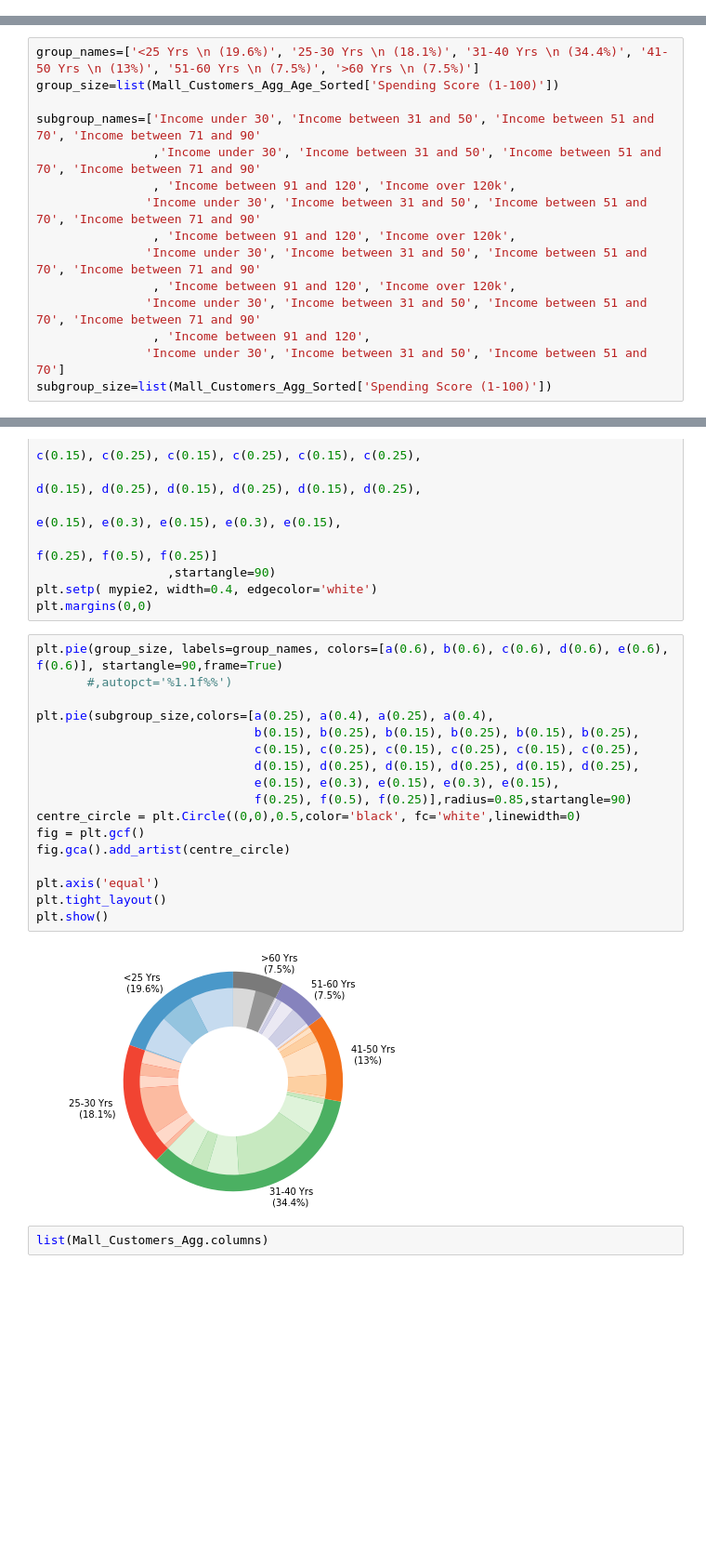
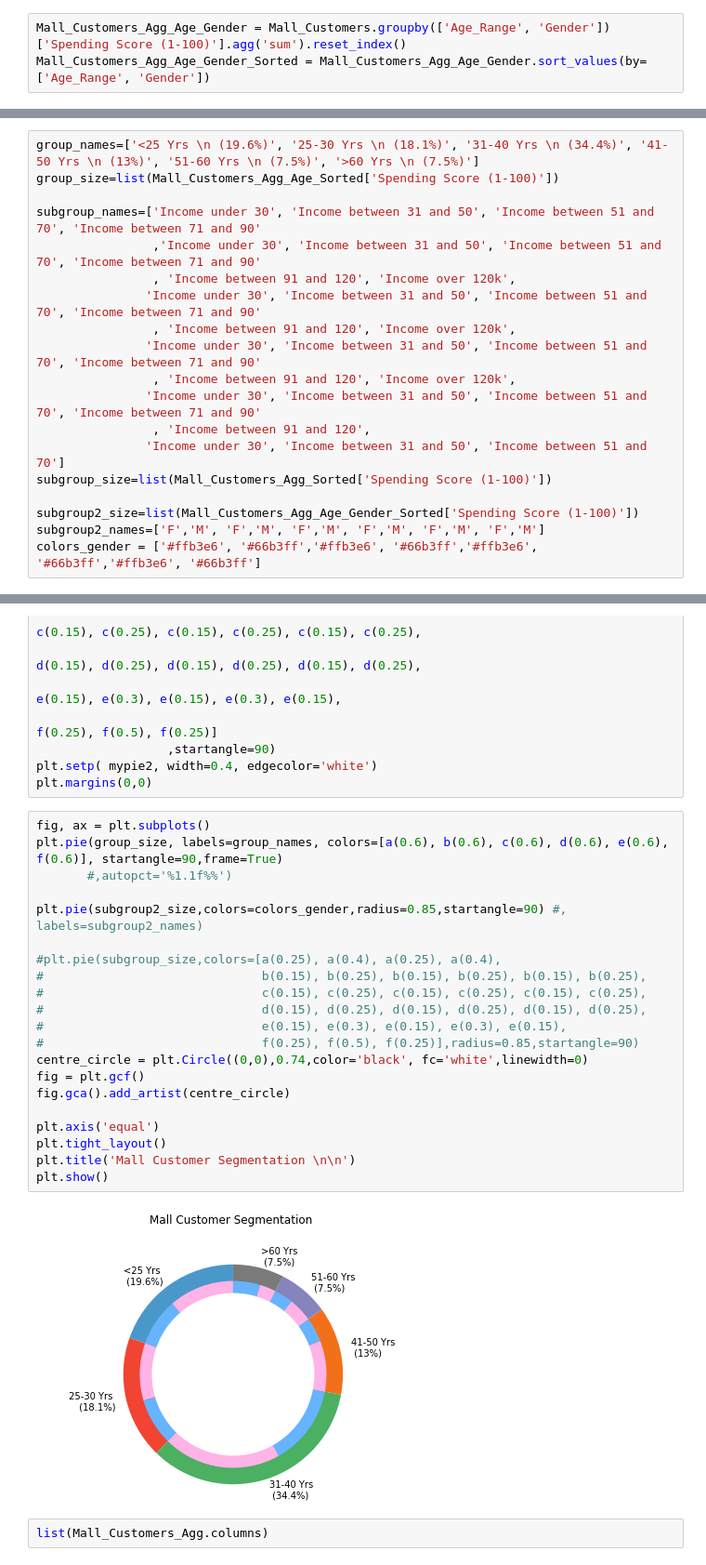
Before and after one commit to Saranyanv/test, a Jupyter notebook: 455_Assignment3.ipynb, the cells around one changed output, grey strips where cells are left out. Shown at 93% size. Saved outputs shown, nothing was run; the diff lists cells and outputs as text; blank space fills up the shorter version.

```diff
--- a/455_Assignment3.ipynb
+++ b/455_Assignment3.ipynb
@@ -99,6 +99,9 @@ Name: Income_Range, dtype: int64
 # %%
 Mall_Customers_Agg = Mall_Customers.groupby(['Age_Range', 'Income_Range'])['Spending Score (1-100)'].agg('sum').reset_index()
 Mall_Customers_Agg_Sorted = Mall_Customers_Agg.sort_values(by=['Age_Range', 'Income_Range'])
+# %%
+Mall_Customers_Agg_Age_Gender = Mall_Customers.groupby(['Age_Range', 'Gender'])['Spending Score (1-100)'].agg('sum').reset_index()
+Mall_Customers_Agg_Age_Gender_Sorted = Mall_Customers_Agg_Age_Gender.sort_values(by=['Age_Range', 'Gender'])
 # %%
 Mall_Customers_Agg_Age = Mall_Customers.groupby(['Age_Range'])['Spending Score (1-100)'].agg('sum').reset_index()
 Mall_Customers_Agg_Age_Sorted = Mall_Customers_Agg_Age.sort_values(by=['Age_Range'])
@@ -137,6 +136,10 @@ subgroup_names=['Income under 30', 'Income between 31 and 50', 'Income between 5
                 , 'Income between 91 and 120',
                'Income under 30', 'Income between 31 and 50', 'Income between 51 and 70']
 subgroup_size=list(Mall_Customers_Agg_Sorted['Spending Score (1-100)'])
+
+subgroup2_size=list(Mall_Customers_Agg_Age_Gender_Sorted['Spending Score (1-100)'])
+subgroup2_names=['F','M', 'F','M', 'F','M', 'F','M', 'F','M', 'F','M']
+colors_gender = ['#ffb3e6', '#66b3ff','#ffb3e6', '#66b3ff','#ffb3e6', '#66b3ff','#ffb3e6', '#66b3ff']
 # %%
 subgroup_names=['<30k', '31k-50k', '51k-70k', '',
                 '', '', '', '71k-90k', '', '',
@@ -172,24 +175,28 @@ mypie2, _ = ax.pie(subgroup_size, radius=2.9-0.3, labels=subgroup_names, labeldi
 plt.setp( mypie2, width=0.4, edgecolor='white')
 plt.margins(0,0)
 # %%
+fig, ax = plt.subplots()
 plt.pie(group_size, labels=group_names, colors=[a(0.6), b(0.6), c(0.6), d(0.6), e(0.6), f(0.6)], startangle=90,frame=True)
        #,autopct='%1.1f%%')
 
-plt.pie(subgroup_size,colors=[a(0.25), a(0.4), a(0.25), a(0.4),
-                              b(0.15), b(0.25), b(0.15), b(0.25), b(0.15), b(0.25),
-                              c(0.15), c(0.25), c(0.15), c(0.25), c(0.15), c(0.25),
-                              d(0.15), d(0.25), d(0.15), d(0.25), d(0.15), d(0.25),
-                              e(0.15), e(0.3), e(0.15), e(0.3), e(0.15),
-                              f(0.25), f(0.5), f(0.25)],radius=0.85,startangle=90)
-centre_circle = plt.Circle((0,0),0.5,color='black', fc='white',linewidth=0)
+plt.pie(subgroup2_size,colors=colors_gender,radius=0.85,startangle=90) #, labels=subgroup2_names)
+
+#plt.pie(subgroup_size,colors=[a(0.25), a(0.4), a(0.25), a(0.4),
+#                              b(0.15), b(0.25), b(0.15), b(0.25), b(0.15), b(0.25),
+#                              c(0.15), c(0.25), c(0.15), c(0.25), c(0.15), c(0.25),
+#                              d(0.15), d(0.25), d(0.15), d(0.25), d(0.15), d(0.25),
+#                              e(0.15), e(0.3), e(0.15), e(0.3), e(0.15),
+#                              f(0.25), f(0.5), f(0.25)],radius=0.85,startangle=90)
+centre_circle = plt.Circle((0,0),0.74,color='black', fc='white',linewidth=0)
 fig = plt.gcf()
 fig.gca().add_artist(centre_circle)
 
 plt.axis('equal')
 plt.tight_layout()
+plt.title('Mall Customer Segmentation \n\n')
 plt.show()
 # %% [output]
-[figure, old version]
+[figure, new version]
 # %%
 list(Mall_Customers_Agg.columns)
 # %% [output]
```
Also changed, not shown: parts of 2 cells of this notebook.
